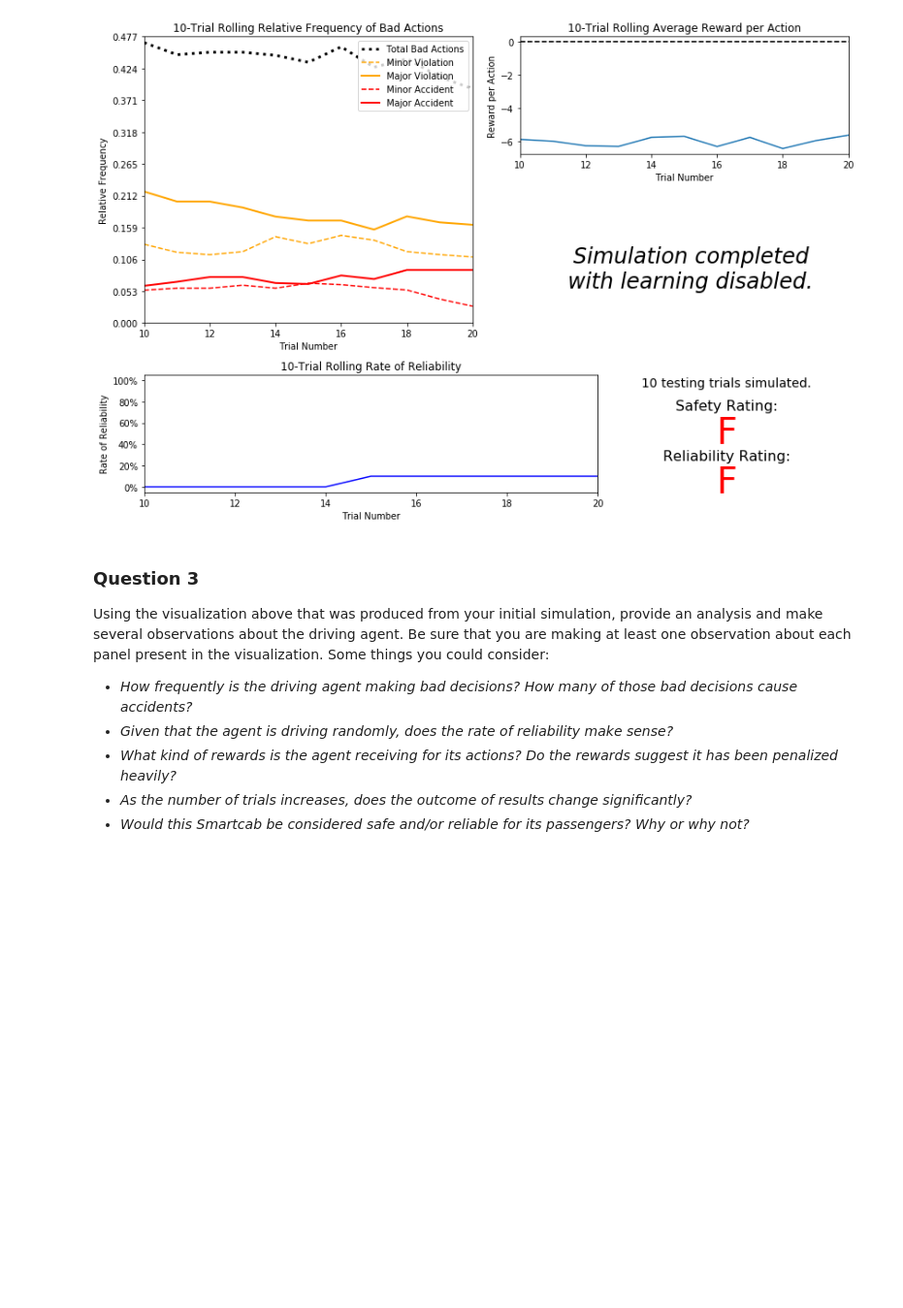
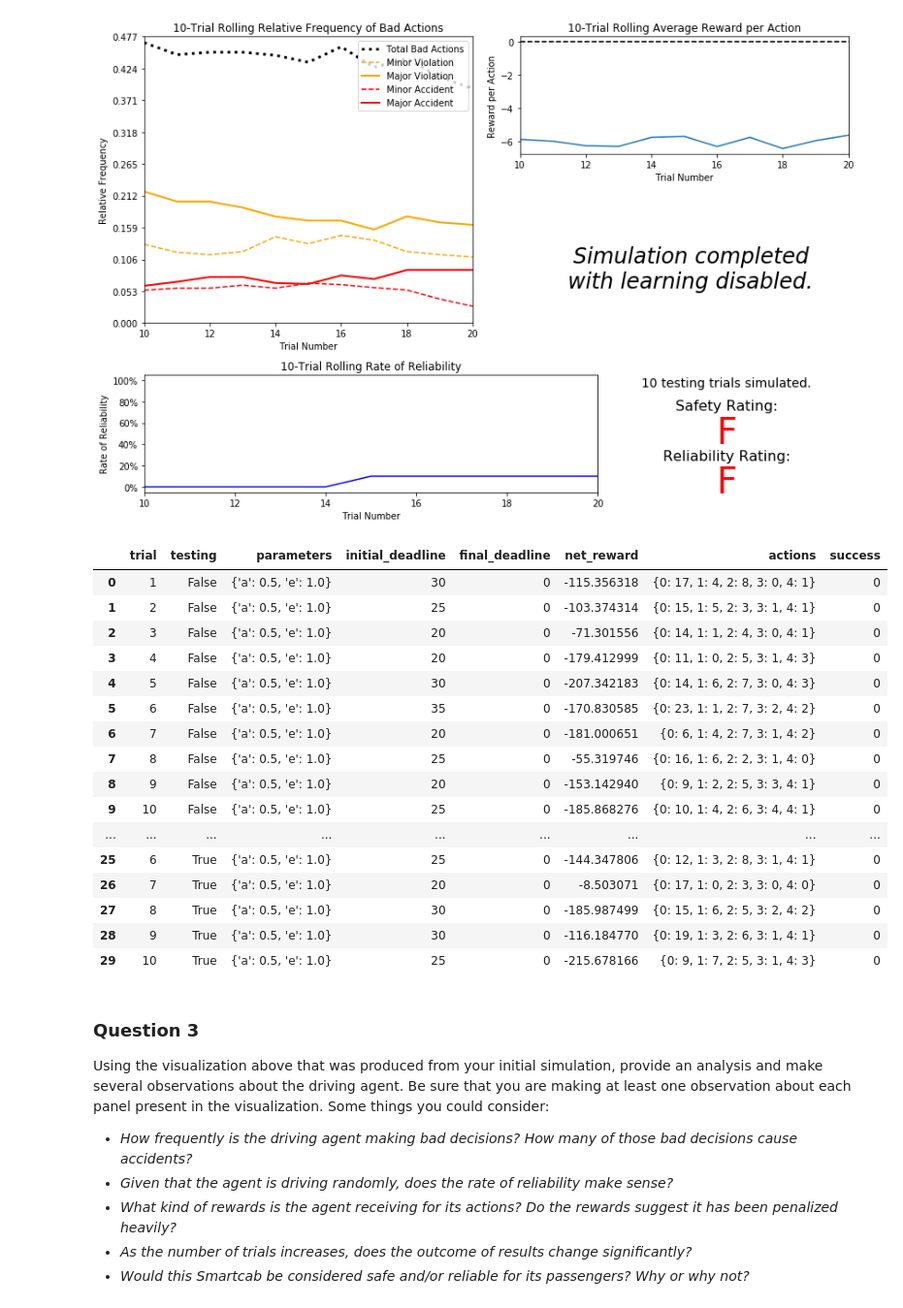
Before and after one commit to SeaPeaMurray/MLND, a Jupyter notebook: smartcab/smartcab.ipynb, the cells around one changed output. Shown at 97% size. Saved outputs shown, nothing was run; the diff lists cells and outputs as text; code cells hidden in the pictures; blank space fills up the shorter version.

```diff
--- a/smartcab/smartcab.ipynb
+++ b/smartcab/smartcab.ipynb
@@ -94,3 +96,24 @@ vs.plot_trials('sim_no-learning.csv')
+# %%
+no_learn = pd.read_csv('logs\sim_no-learning.csv')
+no_learn
+# %% [output]
+|  | trial | testing | parameters | initial_deadline | final_deadline | net_reward | actions | success |
+| 0 | 1 | False | {'a': 0.5, 'e': 1.0} | 30 | 0 | -115.356318 | {0: 17, 1: 4, 2: 8, 3: 0, 4: 1} | 0 |
+| 1 | 2 | False | {'a': 0.5, 'e': 1.0} | 25 | 0 | -103.374314 | {0: 15, 1: 5, 2: 3, 3: 1, 4: 1} | 0 |
+| 2 | 3 | False | {'a': 0.5, 'e': 1.0} | 20 | 0 | -71.301556 | {0: 14, 1: 1, 2: 4, 3: 0, 4: 1} | 0 |
+| 3 | 4 | False | {'a': 0.5, 'e': 1.0} | 20 | 0 | -179.412999 | {0: 11, 1: 0, 2: 5, 3: 1, 4: 3} | 0 |
+| 4 | 5 | False | {'a': 0.5, 'e': 1.0} | 30 | 0 | -207.342183 | {0: 14, 1: 6, 2: 7, 3: 0, 4: 3} | 0 |
+| 5 | 6 | False | {'a': 0.5, 'e': 1.0} | 35 | 0 | -170.830585 | {0: 23, 1: 1, 2: 7, 3: 2, 4: 2} | 0 |
+| 6 | 7 | False | {'a': 0.5, 'e': 1.0} | 20 | 0 | -181.000651 | {0: 6, 1: 4, 2: 7, 3: 1, 4: 2} | 0 |
+| 7 | 8 | False | {'a': 0.5, 'e': 1.0} | 25 | 0 | -55.319746 | {0: 16, 1: 6, 2: 2, 3: 1, 4: 0} | 0 |
+| 8 | 9 | False | {'a': 0.5, 'e': 1.0} | 20 | 0 | -153.142940 | {0: 9, 1: 2, 2: 5, 3: 3, 4: 1} | 0 |
+| 9 | 10 | False | {'a': 0.5, 'e': 1.0} | 25 | 0 | -185.868276 | {0: 10, 1: 4, 2: 6, 3: 4, 4: 1} | 0 |
+| ... | ... | ... | ... | ... | ... | ... | ... | ... |
+| 25 | 6 | True | {'a': 0.5, 'e': 1.0} | 25 | 0 | -144.347806 | {0: 12, 1: 3, 2: 8, 3: 1, 4: 1} | 0 |
+| 26 | 7 | True | {'a': 0.5, 'e': 1.0} | 20 | 0 | -8.503071 | {0: 17, 1: 0, 2: 3, 3: 0, 4: 0} | 0 |
+| 27 | 8 | True | {'a': 0.5, 'e': 1.0} | 30 | 0 | -185.987499 | {0: 15, 1: 6, 2: 5, 3: 2, 4: 2} | 0 |
+| 28 | 9 | True | {'a': 0.5, 'e': 1.0} | 30 | 0 | -116.184770 | {0: 19, 1: 3, 2: 6, 3: 1, 4: 1} | 0 |
+| 29 | 10 | True | {'a': 0.5, 'e': 1.0} | 25 | 0 | -215.678166 | {0: 9, 1: 7, 2: 5, 3: 1, 4: 3} | 0 |
 # %% [markdown]
 ### Question 3
 Using the visualization above that was produced from your initial simulation, provide an analysis and make several observations about the driving agent. Be sure that you are making at least one observation about each panel present in the visualization. Some things you could consider:
```
Also changed, not shown: parts of 3 cells of this notebook, 1 other file.
